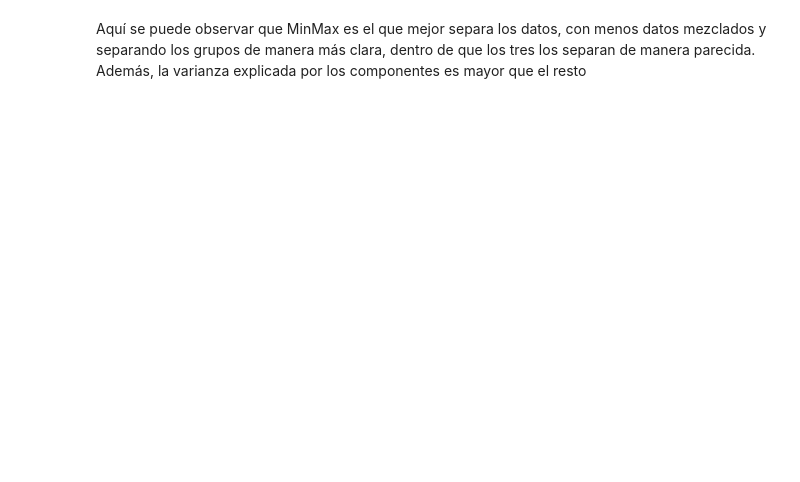
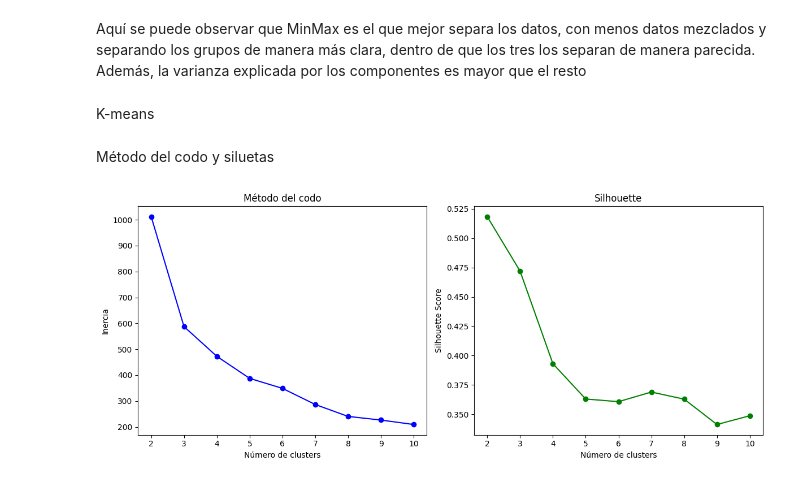
Before and after one commit to AlejandroMokovIvanchov-100432094/Grupo10_Practica2, a Jupyter notebook: practica2.ipynb, the cells around one changed output. Cells and saved outputs as stored; diff of their text form; code cells hidden in the pictures; blank space fills up the shorter version.

Commit message:
Apartado 2: K-means, Hierarchical clustering y DBSCAN.

```diff
--- a/practica2.ipynb
+++ b/practica2.ipynb
@@ -126,2 +97,38 @@ Varianza explicada total: 0.8714
 # %% [markdown]
 Aquí se puede observar que MinMax es el que mejor separa los datos, con menos datos mezclados y separando los grupos de manera más clara, dentro de que los tres los separan de manera parecida. Además, la varianza explicada por los componentes es mayor que el resto
+# %% [markdown]
+K-means
+# %% [markdown]
+Método del codo y siluetas
+# %%
+inertias = []
+silhouettes = []
+k_range = range(2, 11)
+
+for k in k_range:
+    kmeans = KMeans(n_clusters=k, random_state=432094)
+    kmeans.fit(X)
+    inertias.append(kmeans.inertia_)
+    silhouettes.append(silhouette_score(X, kmeans.labels_))
+
+# Gráfico método del codo
+plt.figure(figsize=(12, 5))
+
+plt.subplot(1, 2, 1)
+plt.plot(k_range, inertias, 'bo-')
+plt.xlabel("Número de clusters")
+plt.ylabel("Inercia")
+plt.title("Método del codo")
+
+
+# Gráfico silhouette
+plt.subplot(1, 2, 2)
+plt.plot(k_range, silhouettes, 'go-')
+plt.xlabel("Número de clusters")
+plt.ylabel("Silhouette Score")
+plt.title("Silhouette")
+
+plt.tight_layout()
+plt.show()
+# %% [output]
+[figure, added]
```
Also changed, not shown: parts of 12 cells of this notebook.
